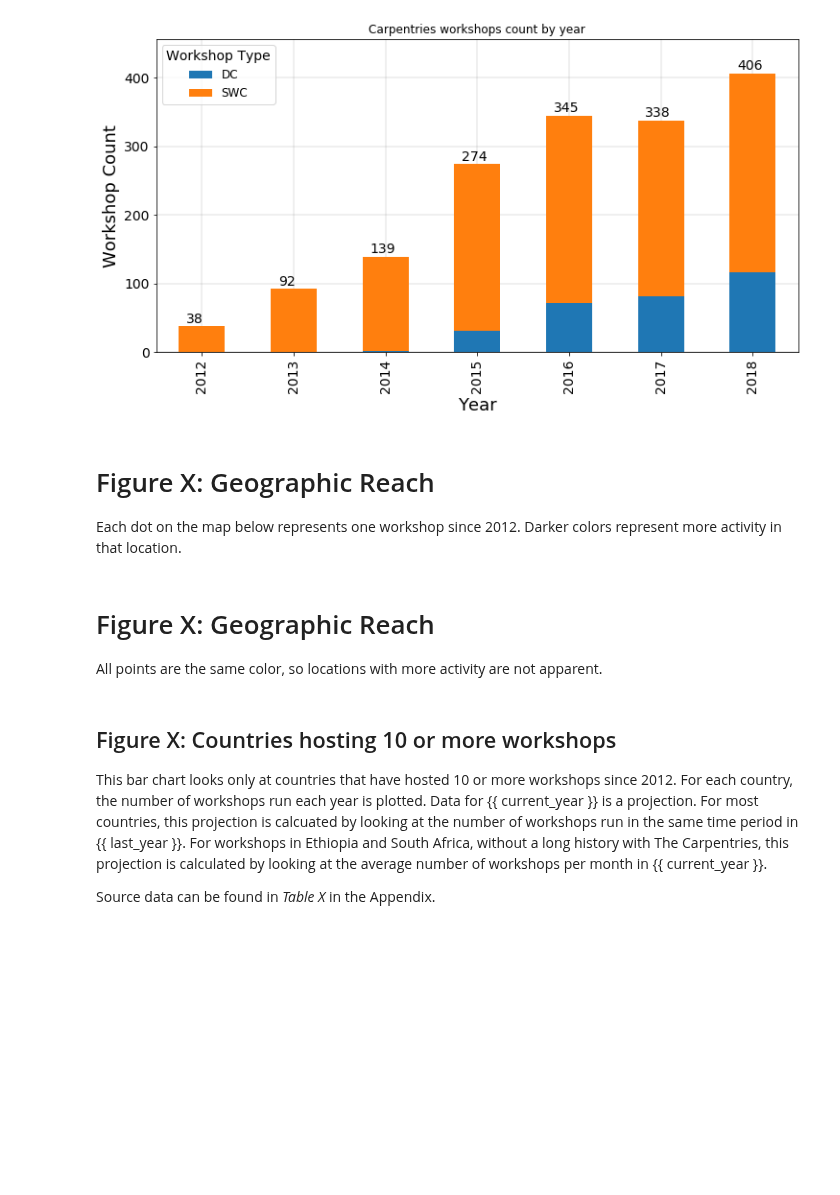
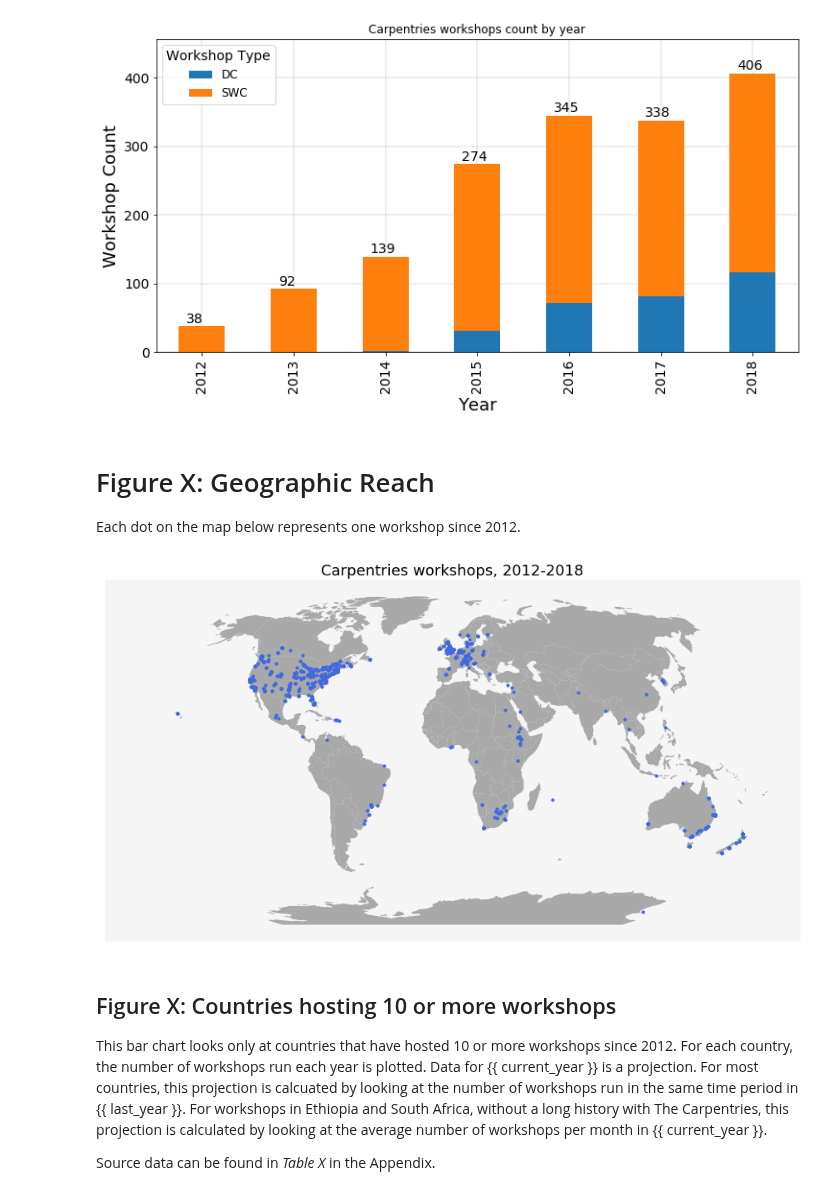
Before and after one commit to carpentries/assessment, a Jupyter notebook: programmatic-assessment/workshops/jupyter_notebooks/programmatic_report_20180930_SECOND_DRAFT.ipynb, the cells around one changed output. Cells and saved outputs as stored; diff of their text form; code cells hidden in the pictures; blank space fills up the shorter version.

```diff
--- a/programmatic-assessment/workshops/jupyter_notebooks/programmatic_report_20180930_SECOND_DRAFT.ipynb
+++ b/programmatic-assessment/workshops/jupyter_notebooks/programmatic_report_20180930_SECOND_DRAFT.ipynb
@@ -459,5 +458,5 @@ workshops_by_country_year_top = workshops_by_country_year[workshops_by_country_y
 # %% [markdown]
 # Figure X: Geographic Reach
 
-Each dot on the map below represents one workshop since 2012.  Darker colors represent more activity in that location.
+Each dot on the map below represents one workshop since 2012.
 # %%
@@ -486,6 +485,10 @@ def draw_map(m, scale=0.2):
 # %%
+
+
 workshops_with_location = workshops[workshops.latitude.notnull()]
 workshops_with_location = workshops_with_location[workshops_with_location.longitude.notnull()]
+
+workshops_with_location = workshops[workshops.latitude <= 120]
 # %%
 # lat = workshops_with_location.latitude.values
 # lon = workshops_with_location.longitude.values
@@ -510,7 +513,55 @@ workshops_with_location = workshops_with_location[workshops_with_location.longit
 
 # See how this was done:
 # https://stackoverflow.com/questions/20105364/how-can-i-make-a-scatter-plot-colored-by-density-in-matplotlib
-# %% [markdown]
-# Figure X: Geographic Reach
-
-All points are the same color, so locations with more activity are not apparent.
+# %%
+# For more info see
+# https://www.earthdatascience.org/courses/earth-analytics-python/spatial-data-vector-shapefiles/intro-to-coordinate-reference-systems-python/
+# https://github.com/geopandas/geopandas/issues/245
+
+# Make simple df with just the latlon columns
+latlon = workshops_with_location[['longitude', 'latitude']]
+
+# world map with latlong projections
+world = gpd.read_file(gpd.datasets.get_path('naturalearth_lowres')).to_crs(epsg=4326) #.to_crs('+proj=robin') # world map
+
+# Turn latlon into list of shapely points
+q  = [Point(xy) for xy in latlon.values]
+
+# Create geodataframe using these points
+q = gpd.GeoDataFrame(q, columns = ['geometry'])
+
+# q.head()
+# This is a "naive" object; need to explicitly set the crs to 4326 (latlon)
+q.crs = {'init': 'epsg:4326', 'no_defs': True}
+
+# Now translate both latlons to robinson projection - a bit "rounder"
+world = world.to_crs('+proj=robin')
+q = q.to_crs('+proj=robin')
+
+
+fig, ax = plt.subplots(figsize=(15, 8))
+world.plot(color='darkgrey', ax=ax)
+
+q.plot(ax=ax, color='royalblue', marker='o', markersize=10)
+
+# ax.axis('off')
+
+# facecolor will not work if ax.axis is off
+ax.patch.set_facecolor('whitesmoke')
+# # Drop x & y axis ticks
+plt.xticks([], [])
+plt.yticks([], [])
+
+ax.set_title("Carpentries workshops, 2012-2018")
+ax.title.set_size(18)
+
+
+# Make the axes invisible by making them the same color as the background
+ax.spines['bottom'].set_color('whitesmoke')
+ax.spines['top'].set_color('whitesmoke')
+ax.spines['right'].set_color('whitesmoke')
+ax.spines['left'].set_color('whitesmoke')
+
+plt.show()
+# %% [output]
+[figure, added]
```
Also changed, not shown: parts of 12 cells of this notebook.
